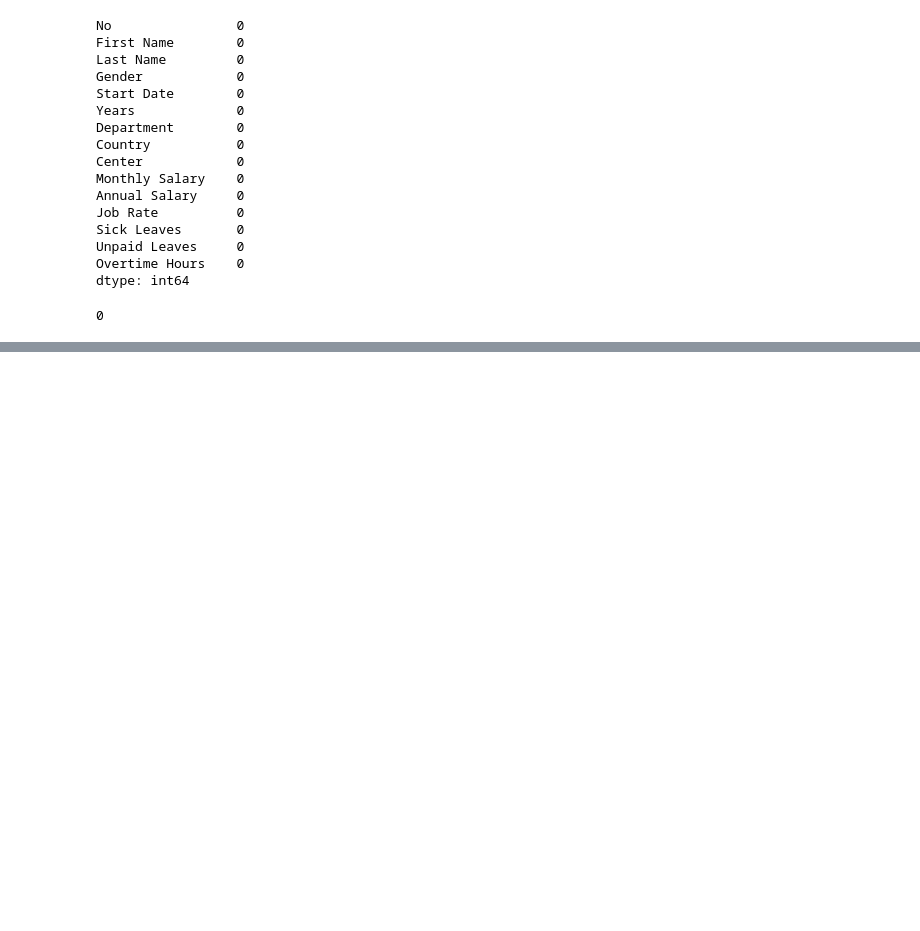
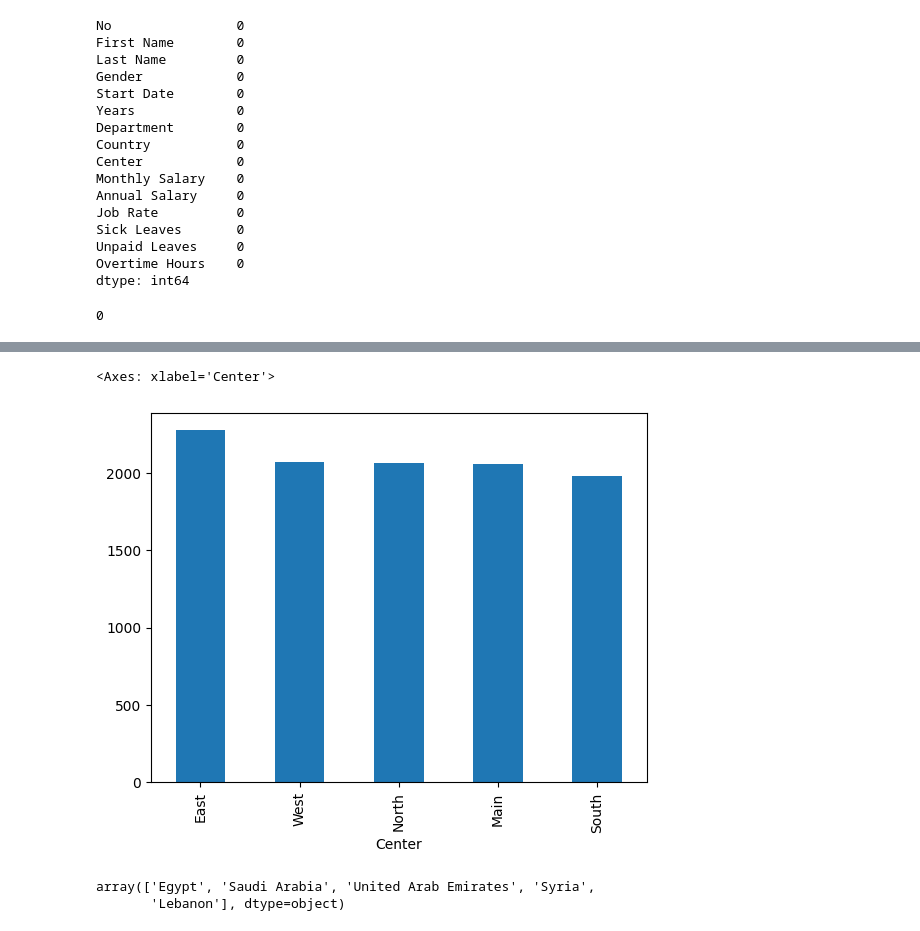
Before and after one commit to halchemylab/salary-prediction-data-science-project, a Jupyter notebook: analysis-modeling.ipynb, the cells around one changed output, grey strips where cells are left out. Cells and saved outputs as stored; diff of their text form; code cells hidden in the pictures; blank space fills up the shorter version.

```diff
--- a/analysis-modeling.ipynb
+++ b/analysis-modeling.ipynb
@@ -66,0 +104,10 @@ Name: Gender, dtype: int64
+# %%
+data.groupby("Center")["Monthly Salary"].mean().sort_values(ascending=False).plot(kind = "bar")
+# %% [output]
+<Axes: xlabel='Center'>
+[figure, added]
+# %%
+data["Country"].unique()
+# %% [output]
+array(['Egypt', 'Saudi Arabia', 'United Arab Emirates', 'Syria',
+       'Lebanon'], dtype=object)
```
Also changed, not shown: parts of 8 cells of this notebook.
